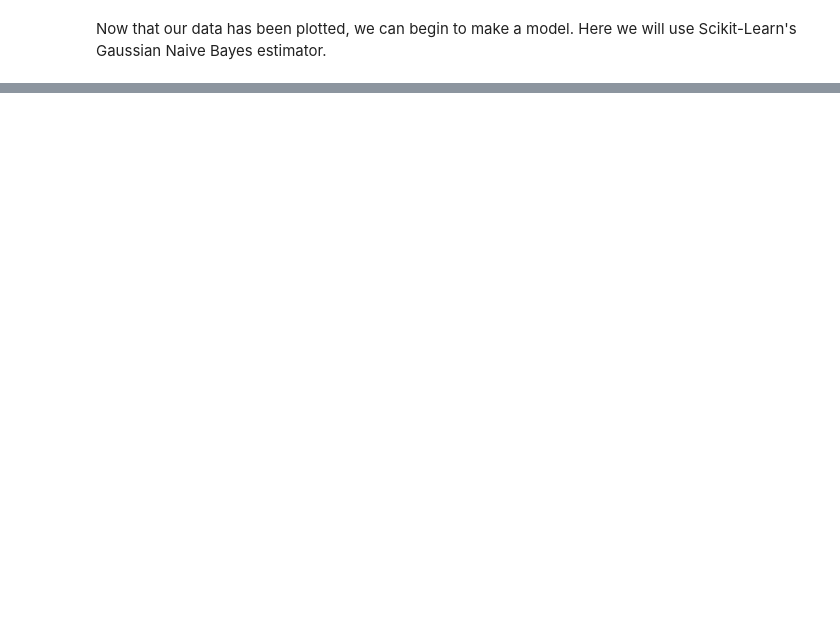
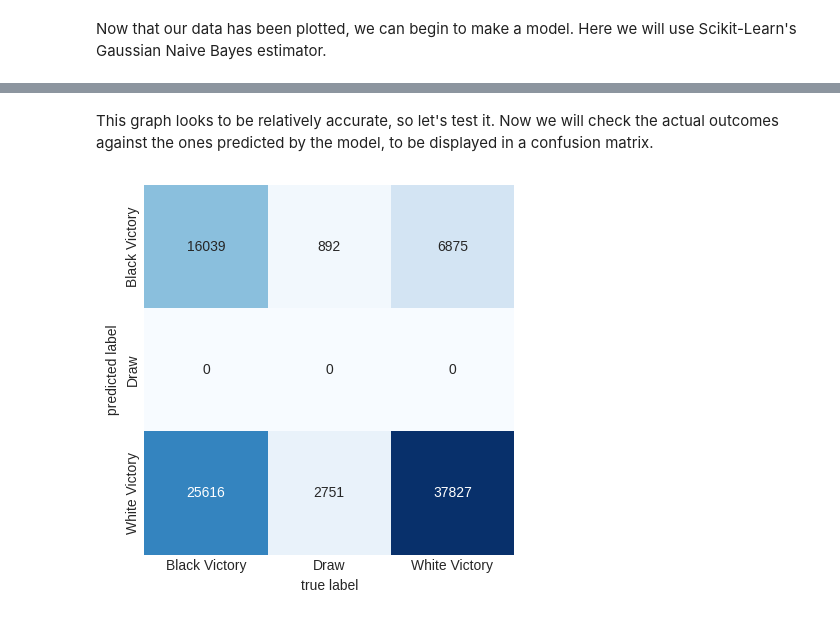
Before and after one commit to stuart2307/Data-Science-Portfolio, a Jupyter notebook: Gaussian Naive Bayes.ipynb, the cells around one changed output, grey strips where cells are left out. Saved outputs shown, nothing was run; the diff lists cells and outputs as text; code cells hidden in the pictures; blank space fills up the shorter version.

```diff
--- a/Gaussian Naive Bayes.ipynb
+++ b/Gaussian Naive Bayes.ipynb
@@ -54,0 +88,15 @@ from sklearn.naive_bayes import GaussianNB
+# %% [markdown]
+This graph looks to be relatively accurate, so let's test it. Now we will check the actual outcomes against the ones predicted by the model, to be displayed in a confusion matrix.
+# %%
+import sklearn.metrics as mtc
+import seaborn as sb
+
+matrix = mtc.confusion_matrix(test_result, predicted, labels=[0, 1, 2])
+
+sb.heatmap(matrix.T, square=True, annot=True, fmt='d', cbar=False,
+            xticklabels=["Black Victory", "Draw", "White Victory"], yticklabels=["Black Victory", "Draw", "White Victory"],
+            cmap='Blues')
+plt.xlabel('true label')
+plt.ylabel('predicted label');
+# %% [output]
+[figure, added]
```
Also changed, not shown: parts of 7 cells of this notebook.
